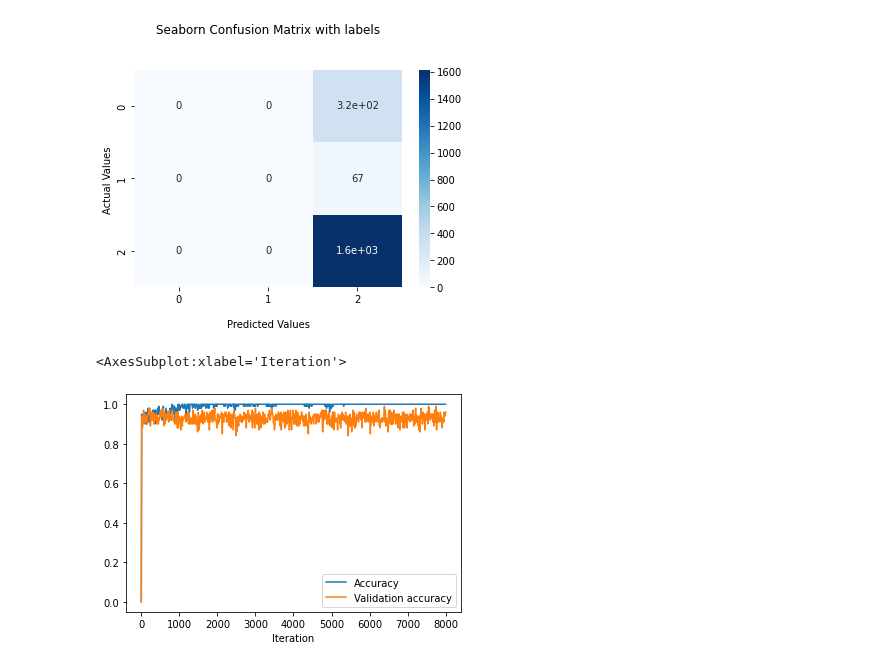
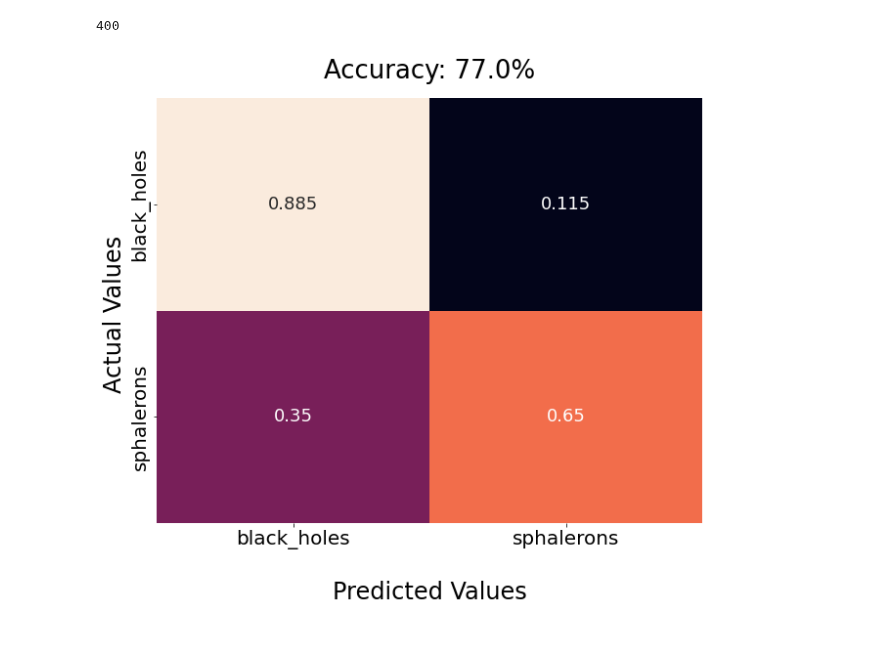
Before and after one commit to choisant/imcalML, a Jupyter notebook: notebooks/resnet.ipynb, the cells around one changed output. Drawn from its saved outputs; the diff is of its cells as text; code cells hidden in the pictures; blank space fills up the shorter version.

```diff
--- a/notebooks/resnet.ipynb
+++ b/notebooks/resnet.ipynb
@@ -258,4 +119,4 @@ def train(net, traindata, testdata, size, epochs):
 # %%
 #load data
-traindata, testdata = load_data('jets_part1_10000events_80x80_min1jet.pkl', 'jets_part1_10000events_80x80_min1jet_labels_njets.pkl')
+traindata, testdata = load_data(FILENAMES, DATAPATH)
 # %% [output]
@@ -324,0 +147,9 @@ loss_function = nn.MSELoss()
+# %%
+#create NN and test that nothing major is wrong.
+from resnet import ResNet18
+resnet = ResNet18(img_channels=3, num_classes=CLASSES)
+resnet.to(device = device)
+optimizer = optim.Adam(resnet.parameters(), lr=0.0005)
+testimage, testlabel = traindata.images[0], traindata.img_labels[0]
+print(testimage.view(-1, 3, RES, RES).shape)
+print(resnet(testimage.view(-1, 3, RES, RES).to(device)))
@@ -339,25 +175,31 @@ tensor([2., 2., 2., 2., 2., 2., 2., 2., 2., 2., 2., 2., 2., 2., 1., 2., 2., 0.,
+# %%
+from sklearn.metrics import accuracy_score
+truth, preds = predict(resnet, testdata, 100, RES, device)
+confusion = pd.DataFrame(dict(zip(["Truth", "Predictions"], [truth, preds])))
+accuracy = accuracy_score(truth, preds, normalize=True)
+# %% [output]
+400
 # %%
 from sklearn.metrics import confusion_matrix
 import seaborn as sn
 
+fig, ax = plt.subplots(figsize = (10, 8))
+
 #Generate the confusion matrix
-cf_matrix = confusion_matrix(truth, preds)
-ax = sn.heatmap(cf_matrix, annot=True, cmap='Blues')
+cf_matrix = confusion_matrix(confusion["Truth"], confusion["Predictions"], normalize="true")
+cf_matrix = np.round(cf_matrix, 3)
+ax = sn.heatmap(cf_matrix, annot=True, cbar=False, cmap='rocket', fmt='g',annot_kws={"size": 18})
 
-ax.set_title('Seaborn Confusion Matrix with labels\n\n');
-ax.set_xlabel('\nPredicted Values')
-ax.set_ylabel('Actual Values ');
+#ax.set_title('Confusion matrix\n\n', size=24)
+ax.set_xlabel('\nPredicted Values', size=24)
+ax.set_ylabel('Actual Values ', size=24)
 
 ## Ticket labels - List must be in alphabetical order
-ax.xaxis.set_ticklabels(['0','1', '2'])
-ax.yaxis.set_ticklabels(['0','1', '2'])
+ax.xaxis.set_ticklabels(LABELS, size=20)
+ax.yaxis.set_ticklabels(LABELS, size=20)
+ax.set_title(f"Accuracy: {round(accuracy, 2)*100}%", size=26, pad=20)
 
 ## Display the visualization of the Confusion Matrix.
 plt.show()
 # %% [output]
-[figure, old version]
+[figure, new version]
-# %%
-training_results.plot("Iteration", ["Accuracy", "Validation accuracy"])
-# %% [output]
-<AxesSubplot:xlabel='Iteration'>
-[figure, removed]
```
Also changed, not shown: parts of 20 cells of this notebook, 14 other files.
